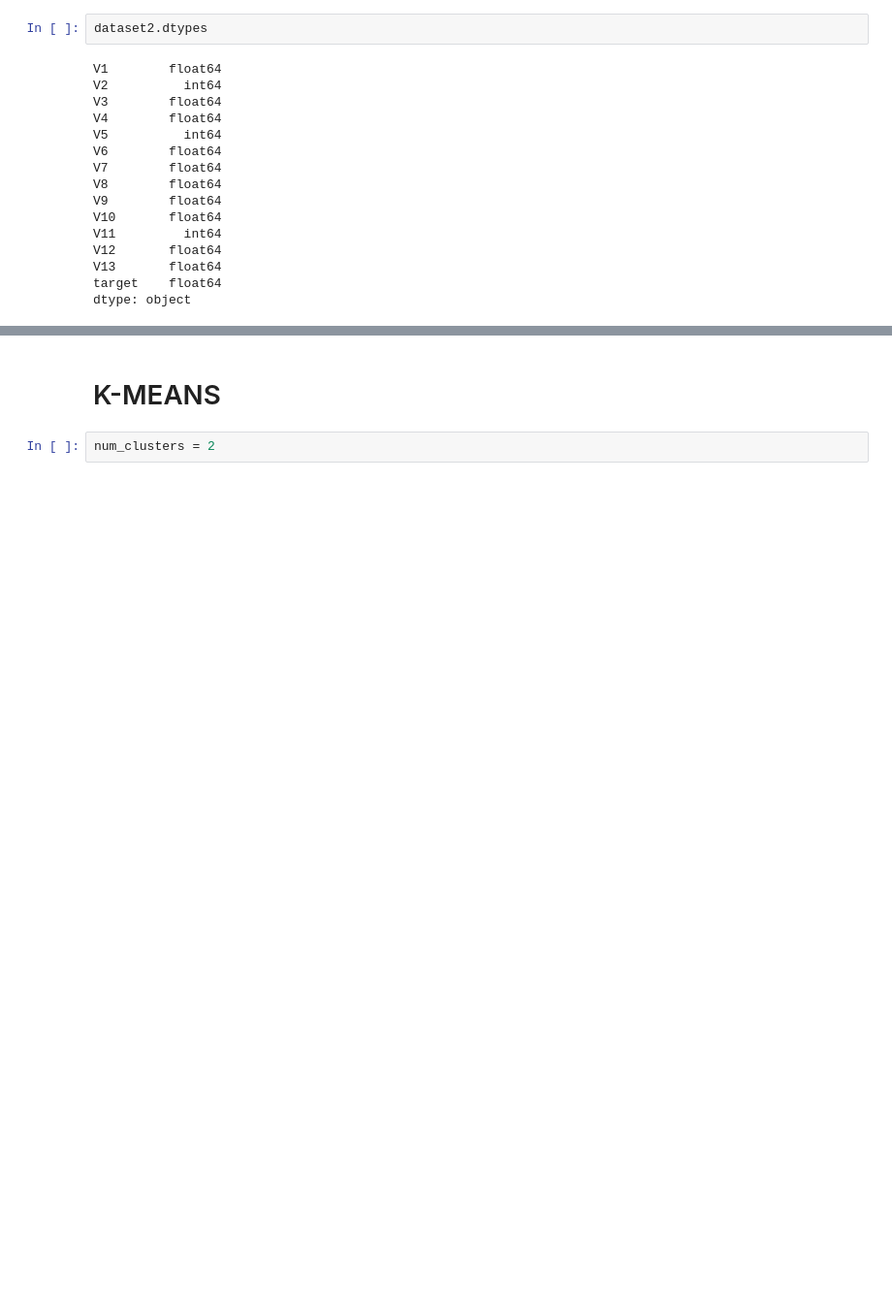
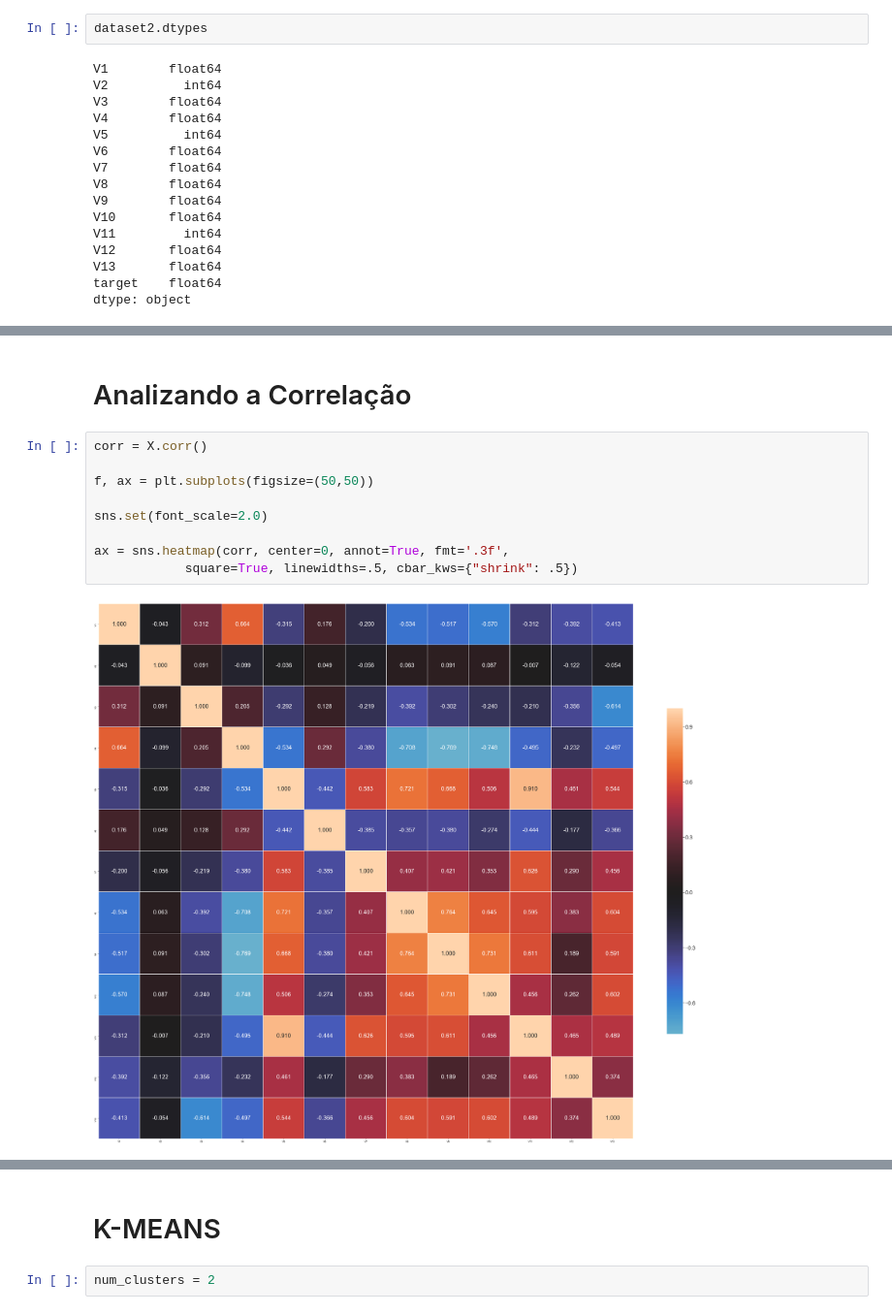
Before and after one commit to GiuDuncan/dataScienceP2, a Jupyter notebook: T2-2.ipynb, the cells around one changed output, grey strips where cells are left out. Shown: that part at 97% size. Cells and saved outputs as stored; diff of their text form; blank space fills up the shorter version.

```diff
--- a/T2-2.ipynb
+++ b/T2-2.ipynb
@@ -55,0 +82,13 @@ X = dataset2.drop(columns=['target'])
+# %% [markdown]
+# Analizando a Correlação
+# %%
+corr = X.corr()
+
+f, ax = plt.subplots(figsize=(50,50))
+
+sns.set(font_scale=2.0)
+
+ax = sns.heatmap(corr, center=0, annot=True, fmt='.3f',
+            square=True, linewidths=.5, cbar_kws={"shrink": .5})
+# %% [output]
+[figure, added]
```
Also changed, not shown: parts of 15 cells of this notebook, 13 other files.
